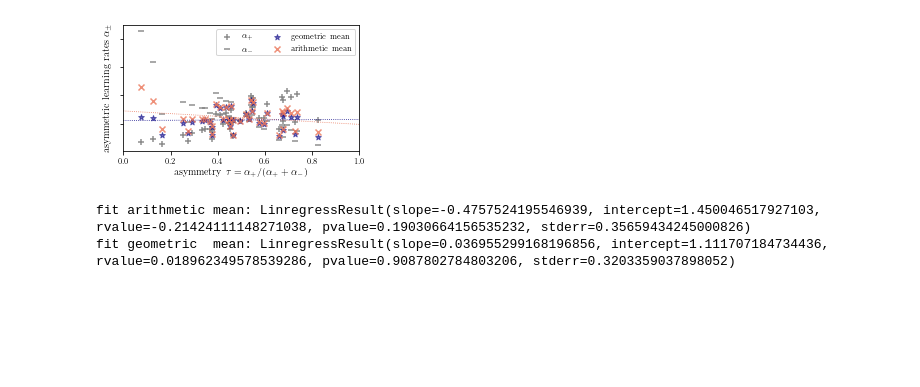
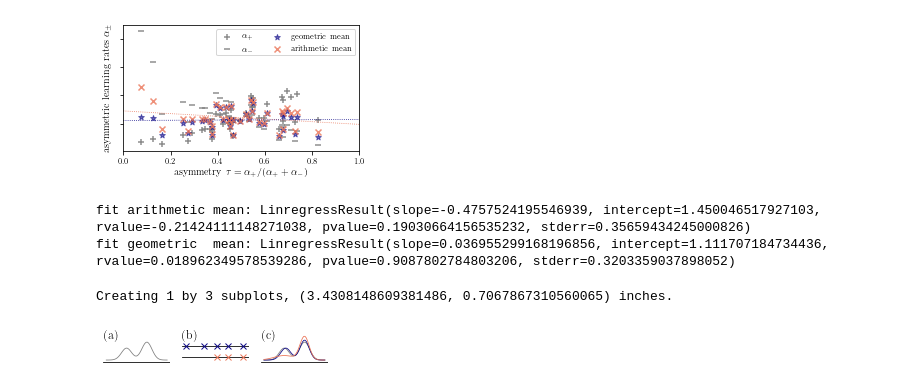
Before and after one commit to matomatical/neuRL, a Jupyter notebook: Figures-Report.ipynb, the cells around one changed output. Saved outputs shown, nothing was run; the diff lists cells and outputs as text; code cells hidden in the pictures; blank space fills up the shorter version.

Commit message:
one more figure

```diff
--- a/Figures-Report.ipynb
+++ b/Figures-Report.ipynb
@@ -39,8 +38,9 @@ EXTRA_INCHES  = 0.5
 
 def subplots(rows, cols,
              titles=True, transpose_titles=False, x=0.12, y=0.65,
+             extra_inches=EXTRA_INCHES,
              **kwargs):
-    pt = TEXT_WIDTH_PT + figures.inches_to_pt(EXTRA_INCHES)
+    pt = TEXT_WIDTH_PT + figures.inches_to_pt(extra_inches)
     fig, axes = figures.subplots(rows, cols, pt, **kwargs)
     if titles:
         figures.title_subplots(axes.T if transpose_titles else axes, x=x, y=y)
@@ -444,3 +444,48 @@ Creating 1 by 1 subplots, (3.930814860938149, 2.4293771875429675) inches.
 [figure]
 fit arithmetic mean: LinregressResult(slope=-0.4757524195546939, intercept=1.450046517927103, rvalue=-0.21424111148271038, pvalue=0.19030664156535232, stderr=0.35659434245000826)
 fit geometric  mean: LinregressResult(slope=0.036955299168196856, intercept=1.111707184734436, rvalue=0.018962349578539286, pvalue=0.9087802784803206, stderr=0.3203359037898052)
+# %%
+fig, axes = subplots(1, 3, extra_inches=0, sharey=True)
+
+for ax in axes: ax.set_axis_off()
+axes[1] = axes[1].twinx()
+axes[1].set_axis_off()
+
+# distributions
+g  = GMM([0.40,0.60], [[1,   1], [5, 1  ]])
+g1 = GMM([0.40,0.60], [[1.3, 1], [5, 0.9]])
+g2 = GMM([0.3,0.7], [[1,   2], [5, 0.9]])
+
+# pdfs
+x  = np.linspace(-3, 9)
+y  = g.pdf(x)
+y1 = g1.pdf(x)
+y2 = g2.pdf(x)
+
+# expectiles
+t1 = tauspace(5)
+e1 = expectile(g.rvs(1000), t1)
+t2 = t1[2:]
+e2 = e1[2:]
+
+# plot!
+axes[0].plot(x, norm(y), color=GRAY, linewidth=0.8)
+axes[0].axhline(-0.02, color="black", linewidth=0.8)
+
+axes[1].axhline(1, color="black", linewidth=0.8)
+axes[1].axhline(0, color="black", linewidth=0.8)
+axes[1].scatter(e1, np.full_like(e1, 1), color=PURPLE, marker="x", zorder=3, linewidth=1)
+axes[1].scatter(e2, np.full_like(e2, 0), color=ORANGE, marker="x", zorder=3, linewidth=1)
+axes[1].set_ylim(-0.5, 2)
+
+axes[2].plot(x, norm(y), color=GRAY, linewidth=0.8)
+axes[2].plot(x, norm(y1), color=PURPLE, linewidth=0.8)
+axes[2].plot(x, norm(y2), color=ORANGE, linewidth=0.8)
+axes[2].axhline(-0.02, color="black", linewidth=0.8)
+
+plt.tight_layout()
+plt.savefig("plots/hypothesis.pdf", bbox_inches='tight')
+plt.show()
+# %% [output]
+Creating 1 by 3 subplots, (3.4308148609381486, 0.7067867310560065) inches.
+[figure, added]
```
Also changed, not shown: parts of 2 cells of this notebook, 1 other file.
